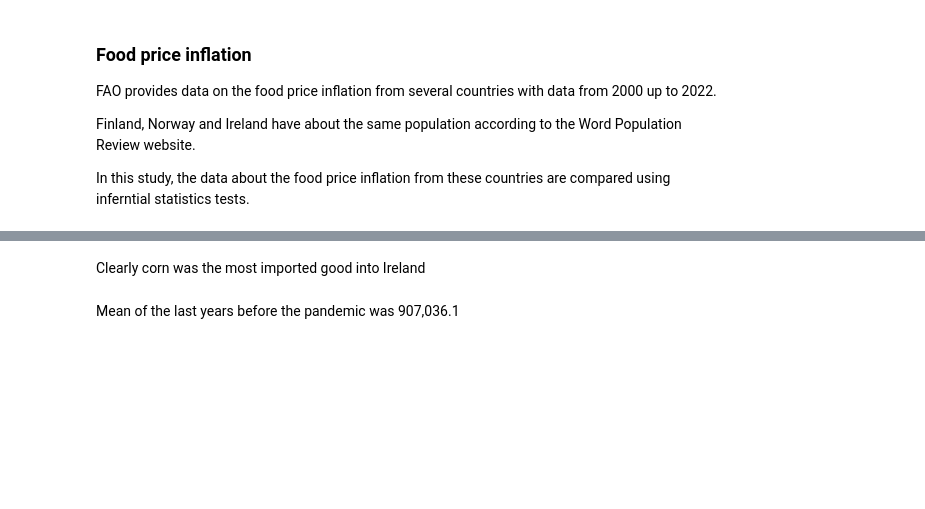
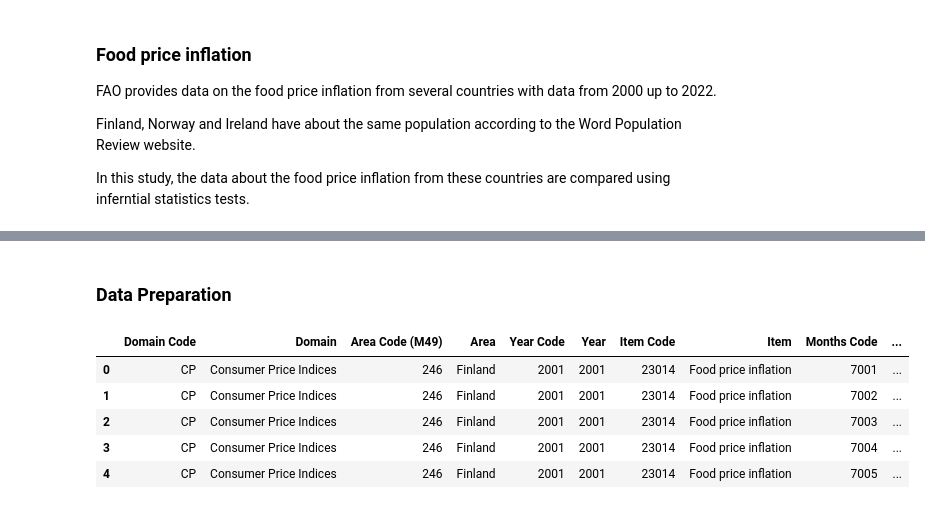
Before and after one commit to CCT-MastersDA/cct-ca2, a Jupyter notebook: jupyter/Statistics.ipynb, the cells around one changed output, grey strips where cells are left out. Drawn from its saved outputs; the diff is of its cells as text; code cells hidden in the pictures; blank space fills up the shorter version.

```diff
--- a/jupyter/Statistics.ipynb
+++ b/jupyter/Statistics.ipynb
@@ -432,4 +361,0 @@ dataset.loc[(dataset['Year'] < 2020)&(dataset['Item'].str.contains("Maize \(corn
-# %% [markdown]
-Clearly corn was the most imported good into Ireland
-# %% [markdown]
-Mean of the last years before the pandemic was 907,036.1
@@ -438,0 +362,13 @@ ax = sns.barplot(x="Year", y="Value", hue='Item', data=dataset[dataset['Element
+# %% [markdown]
+### Data Preparation
+# %%
+# showing raw dataset
+dataset = pd.read_csv('./datasets/fao-food-inflation-eu.csv', encoding='utf-8')
+dataset.head()
+# %% [output]
+|  | Domain Code | Domain | Area Code (M49) | Area | Year Code | Year | Item Code | Item | Months Code | ... |
+| 0 | CP | Consumer Price Indices | 246 | Finland | 2001 | 2001 | 23014 | Food price inflation | 7001 | ... |
+| 1 | CP | Consumer Price Indices | 246 | Finland | 2001 | 2001 | 23014 | Food price inflation | 7002 | ... |
+| 2 | CP | Consumer Price Indices | 246 | Finland | 2001 | 2001 | 23014 | Food price inflation | 7003 | ... |
+| 3 | CP | Consumer Price Indices | 246 | Finland | 2001 | 2001 | 23014 | Food price inflation | 7004 | ... |
+| 4 | CP | Consumer Price Indices | 246 | Finland | 2001 | 2001 | 23014 | Food price inflation | 7005 | ... |
```
Also changed, not shown: parts of 26 cells of this notebook, 2 other files.
